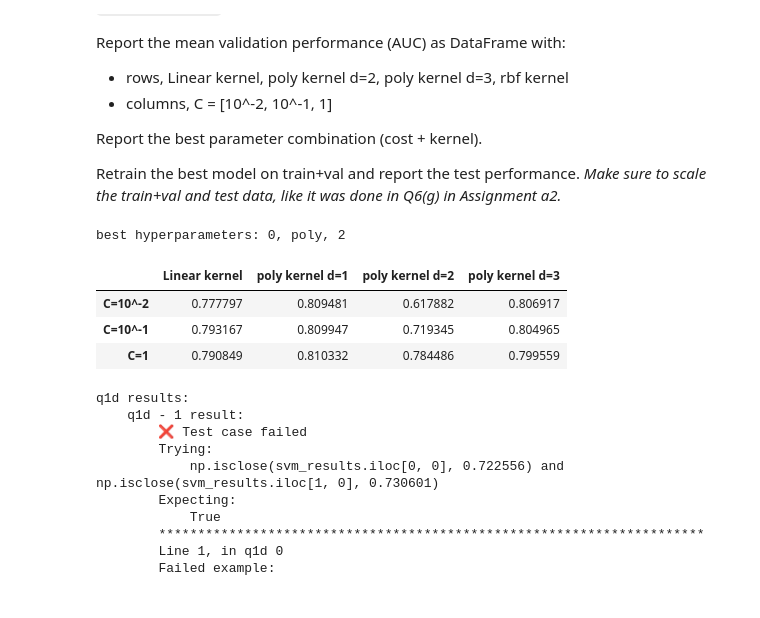
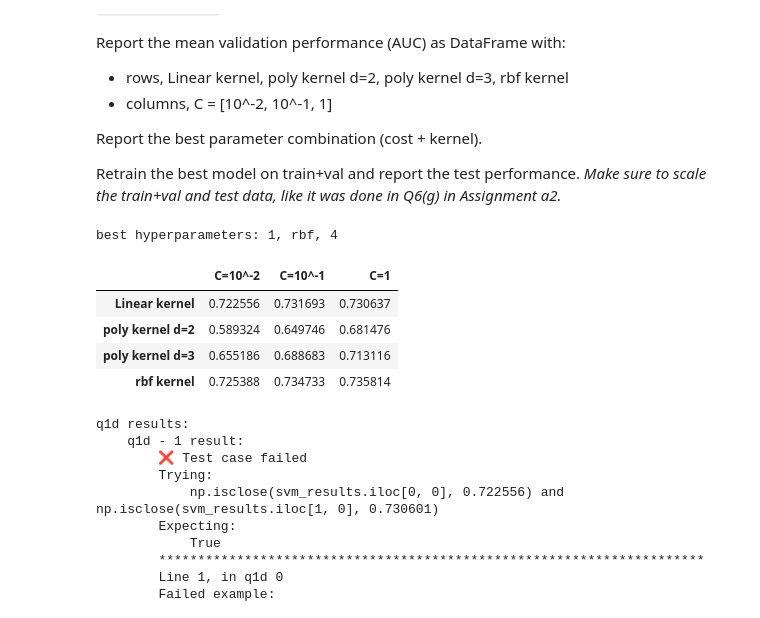
Before and after one commit to Spades5665/MTUClasses, a Jupyter notebook: CS4821-DataMining/a3/a3-4821.ipynb, the cells around one changed output. Drawn from its saved outputs; the diff is of its cells as text; code cells hidden in the pictures.

```diff
--- a/CS4821-DataMining/a3/a3-4821.ipynb
+++ b/CS4821-DataMining/a3/a3-4821.ipynb
@@ -257,7 +257,10 @@ Retrain the best model on train+val and report the test performance.  *Make sure
 from sklearn.svm import SVC
 from sklearn.metrics import roc_auc_score
 
+# (Fold, C value, D value)
 svm_poly_auc_val = np.zeros((10,3,3))
+
+# (Fold, C value)
 svm_rbf_auc_val = np.zeros((10,3))
 
 # Hyperparameters
@@ -284,14 +287,8 @@ for i, C in enumerate(C_values):
             svm_poly = SVC(kernel='poly', C=C, degree=degree, probability=True)
             svm_poly.fit(X_train_fold_scaled, y_train_fold)
 
-            # Predicting on validation set
-            y_pred_proba = svm_poly.predict_proba(X_val_fold_scaled)[:, 1]
-
-            # Calculating AUC
-            auc = roc_auc_score(y_val_fold, y_pred_proba)
-
             # Storing AUC value
-            svm_poly_auc_val[fold, i, j] = auc
+            svm_poly_auc_val[fold, i, j] = roc_auc_score(y_val_fold, svm_poly.predict(X_val_fold_scaled))
 
             fold += 1
 
@@ -309,54 +306,67 @@ for i, C in enumerate(C_values):
 
         # Training the model
         svm_rbf = SVC(kernel='rbf', C=C, probability=True)
         svm_rbf.fit(X_train_fold_scaled, y_train_fold)
 
-        # Predicting on validation set
-        y_pred_proba = svm_rbf.predict_proba(X_val_fold_scaled)[:, 1]
-
-        # Calculating AUC
-        auc = roc_auc_score(y_val_fold, y_pred_proba)
-
         # Storing AUC value
-        svm_rbf_auc_val[fold, i] = auc
+        svm_rbf_auc_val[fold, i] = roc_auc_score(y_val_fold, svm_rbf.predict(X_val_fold_scaled))
 
         fold += 1
 
 # Calculate mean validation performance (AUC) for each model
 svm_results = pd.DataFrame({
-    'Linear kernel': np.mean(svm_rbf_auc_val, axis=0),
-    'poly kernel d=1': np.mean(svm_poly_auc_val[:, :, 0], axis=0),
-    'poly kernel d=2': np.mean(svm_poly_auc_val[:, :, 1], axis=0),
-    'poly kernel d=3': np.mean(svm_poly_auc_val[:, :, 2], axis=0)
-}, index=['C=10^-2', 'C=10^-1', 'C=1'])
+    'C=10^-2': [
+        np.mean(svm_poly_auc_val[:, 0, 0], axis = 0),
+        np.mean(svm_poly_auc_val[:, 0, 1], axis = 0),
+        np.mean(svm_poly_auc_val[:, 0, 2], axis = 0),
+        np.mean(svm_rbf_auc_val[:, 0], axis=0)
+    ],
+    'C=10^-1': [
+        np.mean(svm_poly_auc_val[:, 1, 0], axis = 0),
+        np.mean(svm_poly_auc_val[:, 1, 1], axis = 0),
+        np.mean(svm_poly_auc_val[:, 1, 2], axis = 0),
+        np.mean(svm_rbf_auc_val[:, 1], axis=0)
+    ],
+    'C=1': [
+        np.mean(svm_poly_auc_val[:, 2, 0], axis = 0),
+        np.mean(svm_poly_auc_val[:, 2, 1], axis = 0),
+        np.mean(svm_poly_auc_val[:, 2, 2], axis = 0),
+        np.mean(svm_rbf_auc_val[:, 2], axis=0)
+    ]
+}, index = ['Linear kernel', 'poly kernel d=2', 'poly kernel d=3', 'rbf kernel'])
 
 # Find best hyperparameter combination
 svm_best_auc = np.max(svm_results.values)
 svm_best_indices = np.unravel_index(np.argmax(svm_results.values), svm_results.values.shape)
 svm_bestC = C_values[svm_best_indices[1]]
-svm_bestKernel = 'rbf' if svm_best_indices[0] == 0 else 'poly'
-svm_bestD = svm_best_indices[1] + 1 if svm_bestKernel == 'poly' else np.nan
+svm_bestKernel = 'poly'
+if svm_best_indices[0] == 0:
+    svm_bestKernel = 'linear'
+elif svm_best_indices[0] == 3:
+    svm_bestKernel = 'rbf'
+svm_bestD = svm_best_indices[0] + 1
 
 # Retrain the best model on train+val and report test performance
 scaler_final = StandardScaler()
 X_trainval_sc = scaler_final.fit_transform(X_trainval)
 X_test_sc = scaler_final.transform(X_test)
 
 svm_best = SVC(kernel=svm_bestKernel, C=svm_bestC, degree=svm_bestD, probability=True)
 svm_best.fit(X_trainval_sc, y_trainval)
 
 # Evaluate on test set
-y_test_pred_proba = svm_best.predict_proba(X_test_sc)[:, 1]
-svm_auc_test = roc_auc_score(y_test, y_test_pred_proba)
+y_test_pred = svm_best.predict(X_test_sc)
+svm_auc_test = roc_auc_score(y_test, y_test_pred)
 
 print('best hyperparameters: %d, %s, %d' % (svm_bestC, svm_bestKernel, svm_bestD))
 svm_results
 # %% [output]
-best hyperparameters: 0, poly, 2
+best hyperparameters: 1, rbf, 4
-|  | Linear kernel | poly kernel d=1 | poly kernel d=2 | poly kernel d=3 |
-| C=10^-2 | 0.777797 | 0.809481 | 0.617882 | 0.806917 |
-| C=10^-1 | 0.793167 | 0.809947 | 0.719345 | 0.804965 |
-| C=1 | 0.790849 | 0.810332 | 0.784486 | 0.799559 |
+|  | C=10^-2 | C=10^-1 | C=1 |
+| Linear kernel | 0.722556 | 0.731693 | 0.730637 |
+| poly kernel d=2 | 0.589324 | 0.649746 | 0.681476 |
+| poly kernel d=3 | 0.655186 | 0.688683 | 0.713116 |
+| rbf kernel | 0.725388 | 0.734733 | 0.735814 |
 # %%
 grader.check("q1d")
 # %% [output]
```
Also changed, not shown: parts of 7 cells of this notebook.
